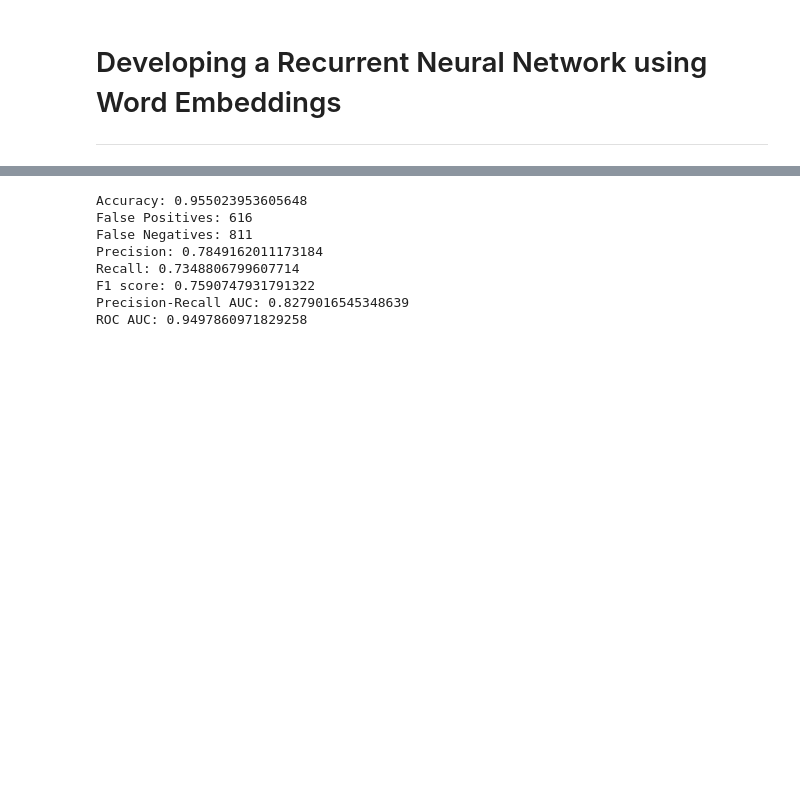
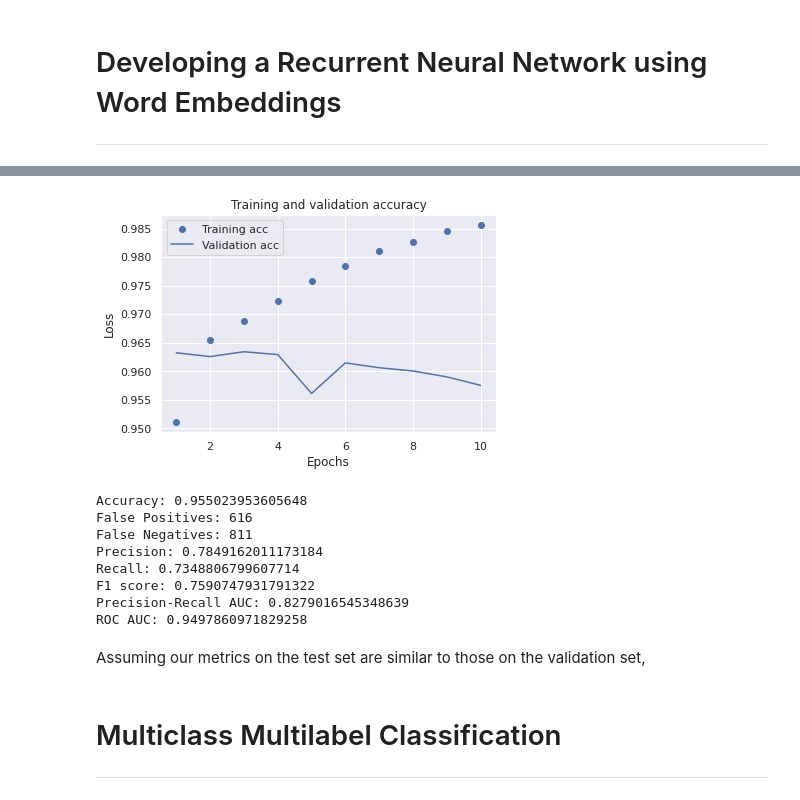
Before and after one commit to marabian/toxic-comment-classification, a Jupyter notebook: toxic-comment-classification.ipynb, the cells around one changed output, grey strips where cells are left out. Cells and saved outputs as stored; diff of their text form; code cells hidden in the pictures; blank space fills up the shorter version.

```diff
--- a/toxic-comment-classification.ipynb
+++ b/toxic-comment-classification.ipynb
@@ -1053,3 +1116,7 @@ plot_loss(history_lstm)
+# %%
+plot_accuracy(history_lstm)
+# %% [output]
+[figure, added]
 # %%
 y_test_probs = model.predict_proba(x_test)
 binary_classification_metrics(test.toxic, y_test_probs, 0.5)
@@ -1062,3 +1129,8 @@ Recall: 0.7348806799607714
 F1 score: 0.7590747931791322
 Precision-Recall AUC: 0.8279016545348639
 ROC AUC: 0.9497860971829258
+# %% [markdown]
+Assuming our metrics on the test set are similar to those on the validation set,
+# %% [markdown]
+# Multiclass Multilabel Classification
+***
```
Also changed, not shown: parts of 33 cells of this notebook.
